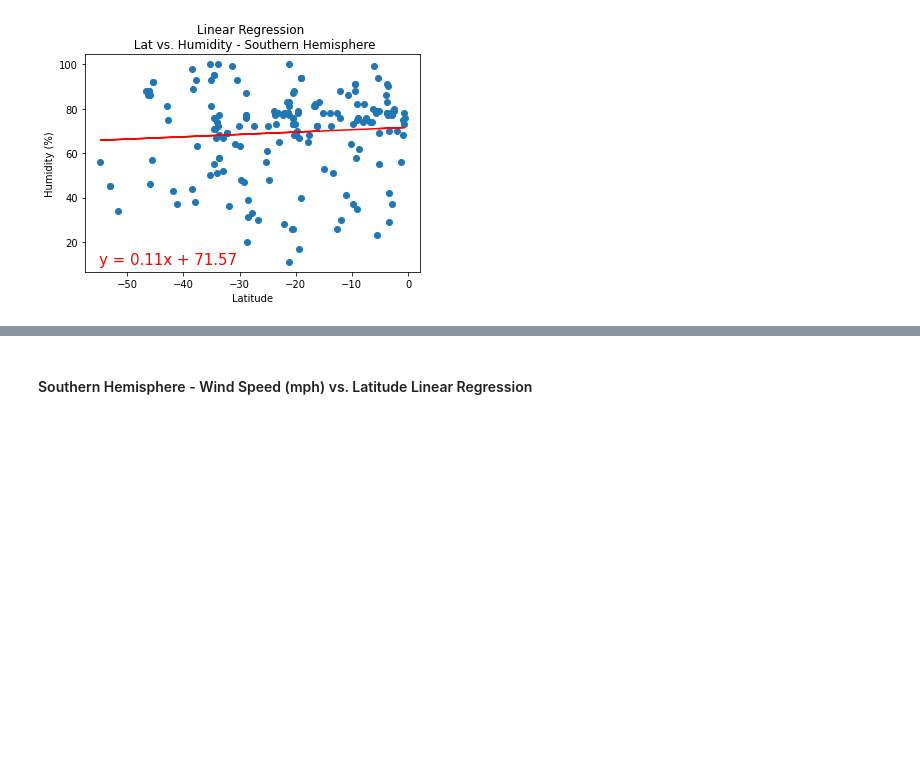
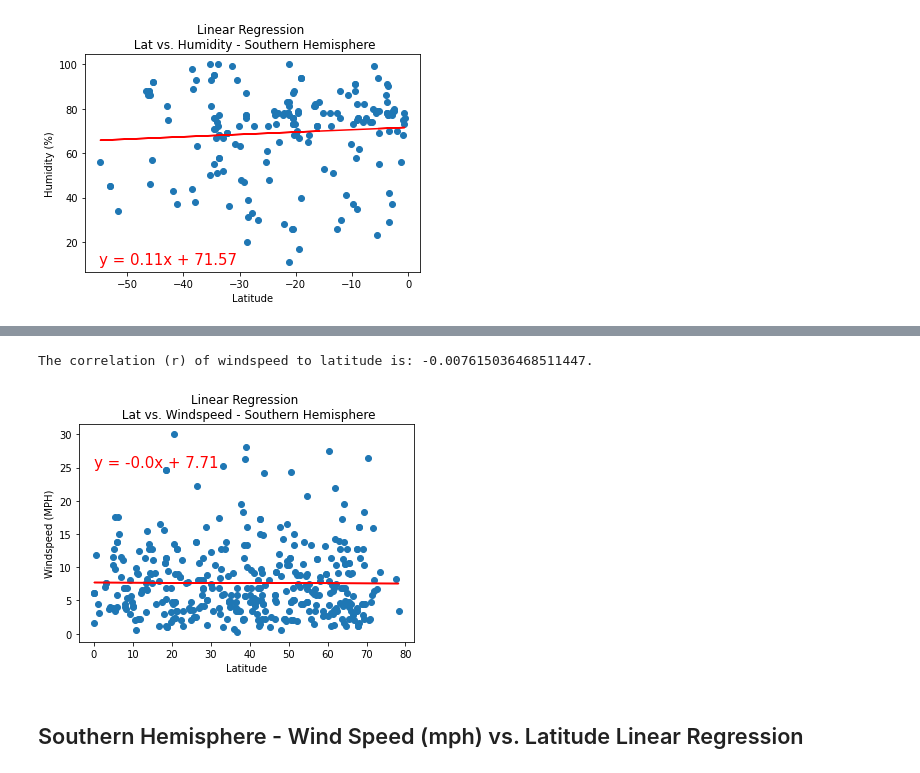
Before and after one commit to CCom20/api-challenge-python, a Jupyter notebook: weatherpy/starter_code/WeatherPy.ipynb, the cells around one changed output, grey strips where cells are left out. Drawn from its saved outputs; the diff is of its cells as text; code cells hidden in the pictures; blank space fills up the shorter version.

```diff
--- a/weatherpy/starter_code/WeatherPy.ipynb
+++ b/weatherpy/starter_code/WeatherPy.ipynb
@@ -529,2 +587,30 @@ The correlation (r) of humidity to latitude is: 0.07426681172211337.
+# %%
+# Northern Hemisphere DataFrame: northern_hem_df
+
+# Set Northern Windspeed Variable
+nh_windspeed = northern_hem_df["Windspeed"]
+
+# Use the Southern Hemisphere varibale
+nh_lat = northern_hem_df["Lat"]
+
+# Find Regression and write string for annotation
+(slope, intercept, rvalue, pvalue, stderr) = linregress(nh_lat, nh_windspeed)
+nh_wind_lat_regress_values = nh_lat * slope + intercept
+line_eq = "y = " + str(round(slope,2)) + "x + " + str(round(intercept,2))
+
+# Plot and name axes/title
+plt.scatter(nh_lat, nh_windspeed)
+plt.title("Linear Regression \n Lat vs. Windspeed - Southern Hemisphere")
+plt.ylabel("Windspeed (MPH)")
+plt.xlabel("Latitude")
+plt.plot(nh_lat,nh_wind_lat_regress_values,"r-")
+plt.annotate(line_eq,(0,25),fontsize=15,color="red")
+
+# Find correlation, if there is any
+nh_wind_lat_co = sci.pearsonr(nh_lat, nh_windspeed)[0]
+print(f"The correlation (r) of windspeed to latitude is: {nh_wind_lat_co}.")
+# %% [output]
+The correlation (r) of windspeed to latitude is: -0.007615036468511447.
+[figure, added]
 # %% [markdown]
-####  Southern Hemisphere - Wind Speed (mph) vs. Latitude Linear Regression
+##  Southern Hemisphere - Wind Speed (mph) vs. Latitude Linear Regression
```
Also changed, not shown: parts of 7 cells of this notebook.
